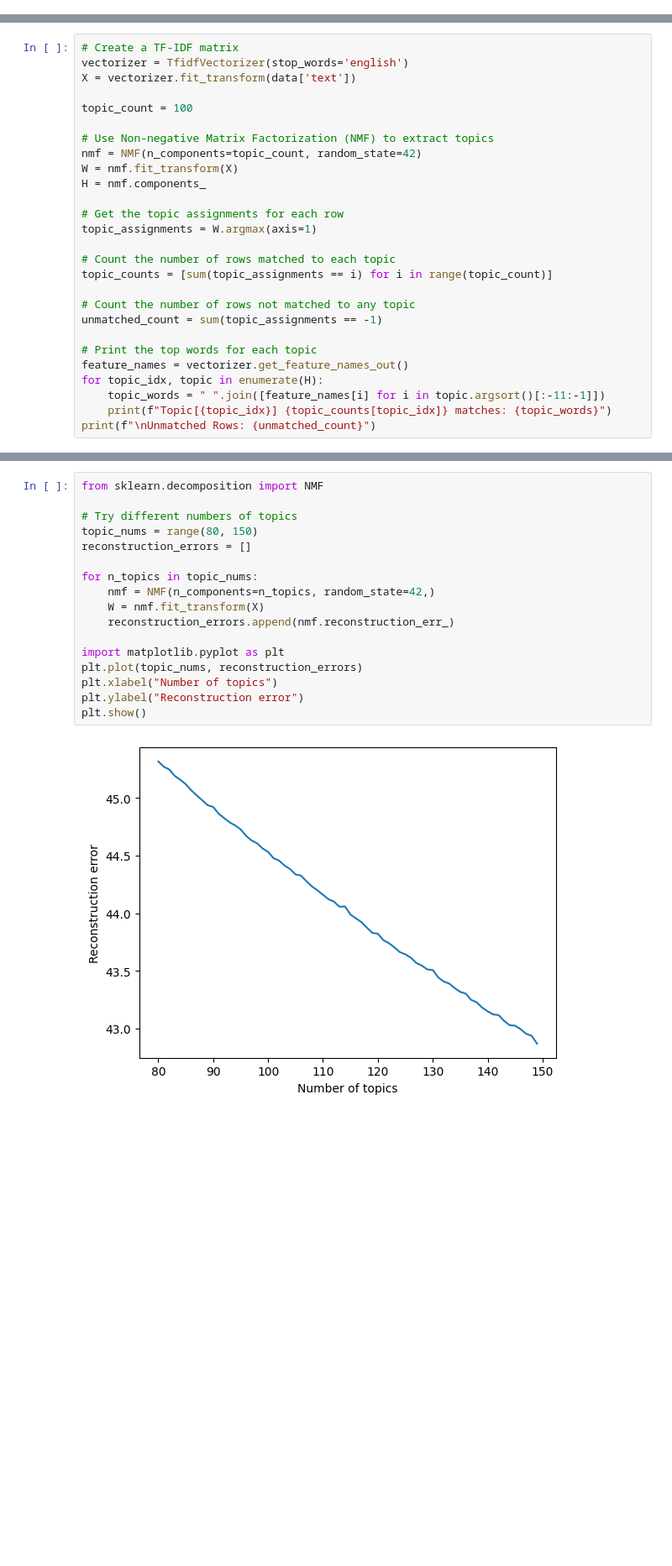
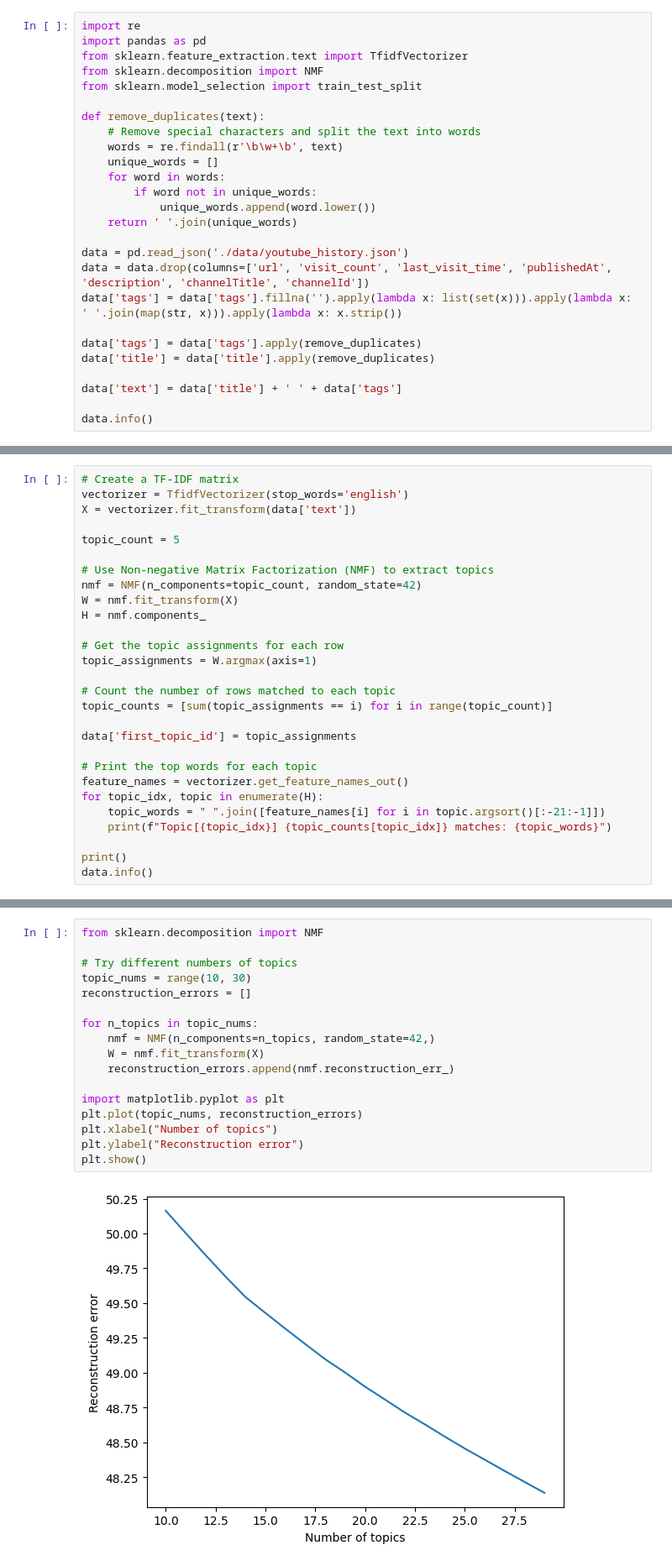
Before and after one commit to traefikturkey/onboard, a Jupyter notebook: notebooks/text_analysis-4.8.24.ipynb, the cells around one changed output, grey strips where cells are left out. Shown at 84% size. Drawn from its saved outputs; the diff is of its cells as text; blank space fills up the shorter version.

```diff
--- a/notebooks/text_analysis-4.8.24.ipynb
+++ b/notebooks/text_analysis-4.8.24.ipynb
@@ -28,0 +1,26 @@ data['text'] = data['title'] + ' ' + data['tags'].apply(lambda x: ' '.join(map(s
+# %%
+import re
+import pandas as pd
+from sklearn.feature_extraction.text import TfidfVectorizer
+from sklearn.decomposition import NMF
+from sklearn.model_selection import train_test_split
+
+def remove_duplicates(text):
+    # Remove special characters and split the text into words
+    words = re.findall(r'\b\w+\b', text)
+    unique_words = []
+    for word in words:
+        if word not in unique_words:
+            unique_words.append(word.lower())
+    return ' '.join(unique_words)
+
+data = pd.read_json('./data/youtube_history.json')
+data = data.drop(columns=['url', 'visit_count', 'last_visit_time', 'publishedAt', 'description', 'channelTitle', 'channelId'])
+data['tags'] = data['tags'].fillna('').apply(lambda x: list(set(x))).apply(lambda x: ' '.join(map(str, x))).apply(lambda x: x.strip())
+
+data['tags'] = data['tags'].apply(remove_duplicates)
+data['title'] = data['title'].apply(remove_duplicates)
+
+data['text'] = data['title'] + ' ' + data['tags']
+
+data.info()
@@ -31,7 +40,7 @@ data['text'] = data['title'] + ' ' + data['tags'].apply(lambda x: ' '.join(map(s
 vectorizer = TfidfVectorizer(stop_words='english')
 X = vectorizer.fit_transform(data['text'])
 
-topic_count = 100
+topic_count = 5
 
 # Use Non-negative Matrix Factorization (NMF) to extract topics
 nmf = NMF(n_components=topic_count, random_state=42)
@@ -44,13 +53,14 @@ topic_assignments = W.argmax(axis=1)
 # Count the number of rows matched to each topic
 topic_counts = [sum(topic_assignments == i) for i in range(topic_count)]
 
-# Count the number of rows not matched to any topic
-unmatched_count = sum(topic_assignments == -1)
+data['first_topic_id'] = topic_assignments
 
 # Print the top words for each topic
 feature_names = vectorizer.get_feature_names_out()
 for topic_idx, topic in enumerate(H):
-    topic_words = " ".join([feature_names[i] for i in topic.argsort()[:-11:-1]])
+    topic_words = " ".join([feature_names[i] for i in topic.argsort()[:-21:-1]])
     print(f"Topic[{topic_idx}] {topic_counts[topic_idx]} matches: {topic_words}")
-print(f"\nUnmatched Rows: {unmatched_count}")
+
+print()
+data.info()
 # %% [output]
@@ -74,19 +289,19 @@ Unmatched Rows: 0
 # %%
 from sklearn.decomposition import NMF
 
 # Try different numbers of topics
-topic_nums = range(80, 150)
+topic_nums = range(10, 30)
 reconstruction_errors = []
 
 for n_topics in topic_nums:
     nmf = NMF(n_components=n_topics, random_state=42,)
     W = nmf.fit_transform(X)
     reconstruction_errors.append(nmf.reconstruction_err_)
 
 import matplotlib.pyplot as plt
 plt.plot(topic_nums, reconstruction_errors)
 plt.xlabel("Number of topics")
 plt.ylabel("Reconstruction error")
 plt.show()
 # %% [output]
-[figure, old version]
+[figure, new version]
```
Also changed, not shown: parts of 12 cells of this notebook, 3 other files.
